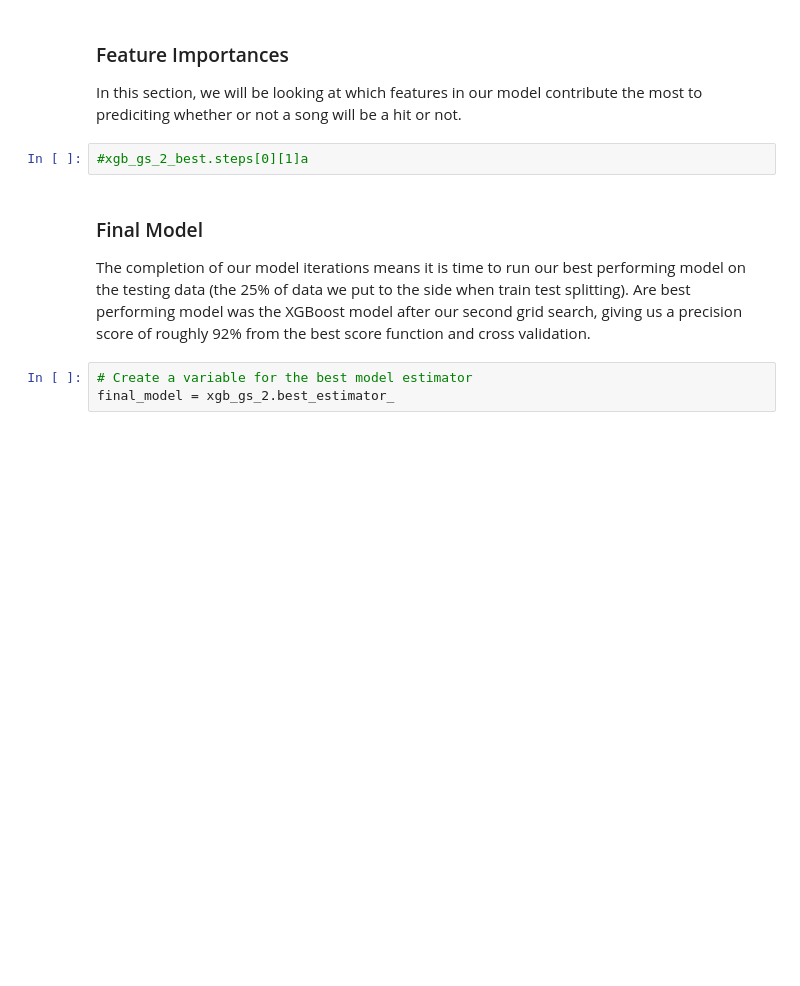
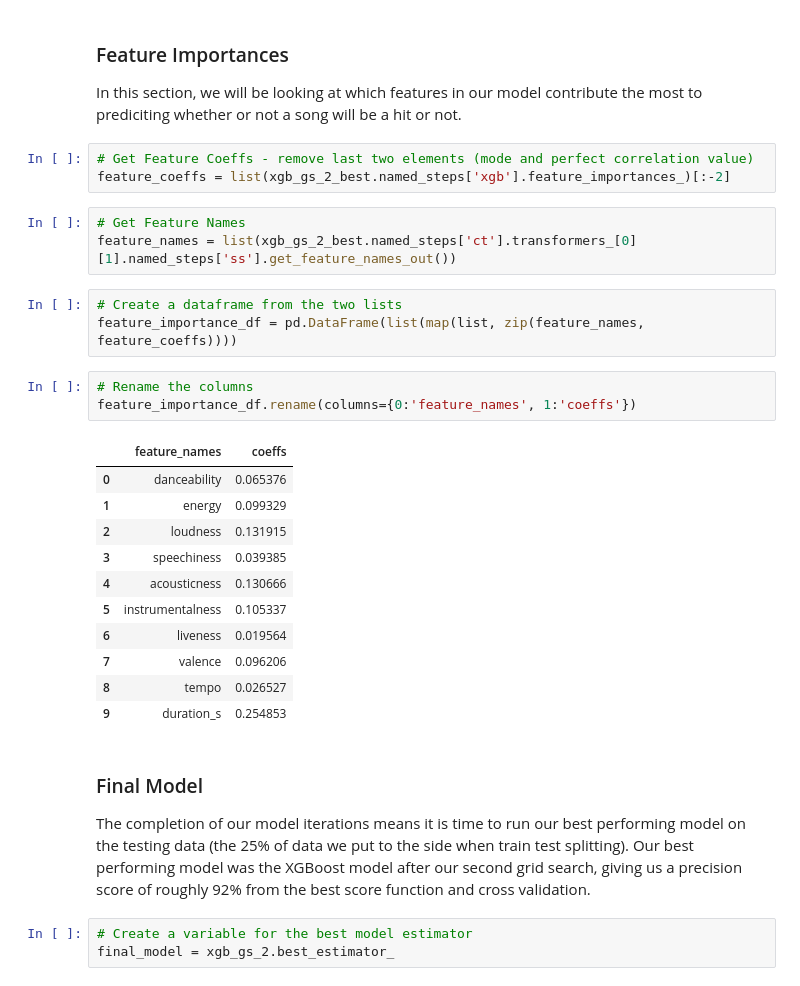
Before and after one commit to dermothethird/Spotify_Hit_Prediction, a Jupyter notebook: Final_Notebook.ipynb, the cells around one changed output. Cells and saved outputs as stored; diff of their text form; blank space fills up the shorter version.

Commit message:
feature importance analysis

```diff
--- a/Final_Notebook.ipynb
+++ b/Final_Notebook.ipynb
@@ -1023,11 +1023,33 @@ After correctly implementing SMOTE, we see that is actually hurting our model. T
 # %% [markdown]
 ### Feature Importances
 In this section, we will be looking at which features in our model contribute the most to prediciting whether or not a song will be a hit or not.
-# %%
-#xgb_gs_2_best.steps[0][1]a
+# %%
+# Get Feature Coeffs - remove last two elements (mode and perfect correlation value)
+feature_coeffs = list(xgb_gs_2_best.named_steps['xgb'].feature_importances_)[:-2]
+# %%
+# Get Feature Names
+feature_names = list(xgb_gs_2_best.named_steps['ct'].transformers_[0][1].named_steps['ss'].get_feature_names_out())
+# %%
+# Create a dataframe from the two lists
+feature_importance_df = pd.DataFrame(list(map(list, zip(feature_names, feature_coeffs))))
+# %%
+# Rename the columns
+feature_importance_df.rename(columns={0:'feature_names', 1:'coeffs'})
+# %% [output]
+|  | feature_names | coeffs |
+| 0 | danceability | 0.065376 |
+| 1 | energy | 0.099329 |
+| 2 | loudness | 0.131915 |
+| 3 | speechiness | 0.039385 |
+| 4 | acousticness | 0.130666 |
+| 5 | instrumentalness | 0.105337 |
+| 6 | liveness | 0.019564 |
+| 7 | valence | 0.096206 |
+| 8 | tempo | 0.026527 |
+| 9 | duration_s | 0.254853 |
 # %% [markdown]
 ### Final Model
-The completion of our model iterations means it is time to run our best performing model on the testing data (the 25% of data we put to the side when train test splitting). Are best performing model was the XGBoost model after our second grid search, giving us a precision score of roughly 92% from the best score function and cross validation.
+The completion of our model iterations means it is time to run our best performing model on the testing data (the 25% of data we put to the side when train test splitting). Our best performing model was the XGBoost model after our second grid search, giving us a precision score of roughly 92% from the best score function and cross validation.
 # %%
 # Create a variable for the best model estimator
 final_model = xgb_gs_2.best_estimator_
```
Also changed, not shown: parts of 7 cells of this notebook.
